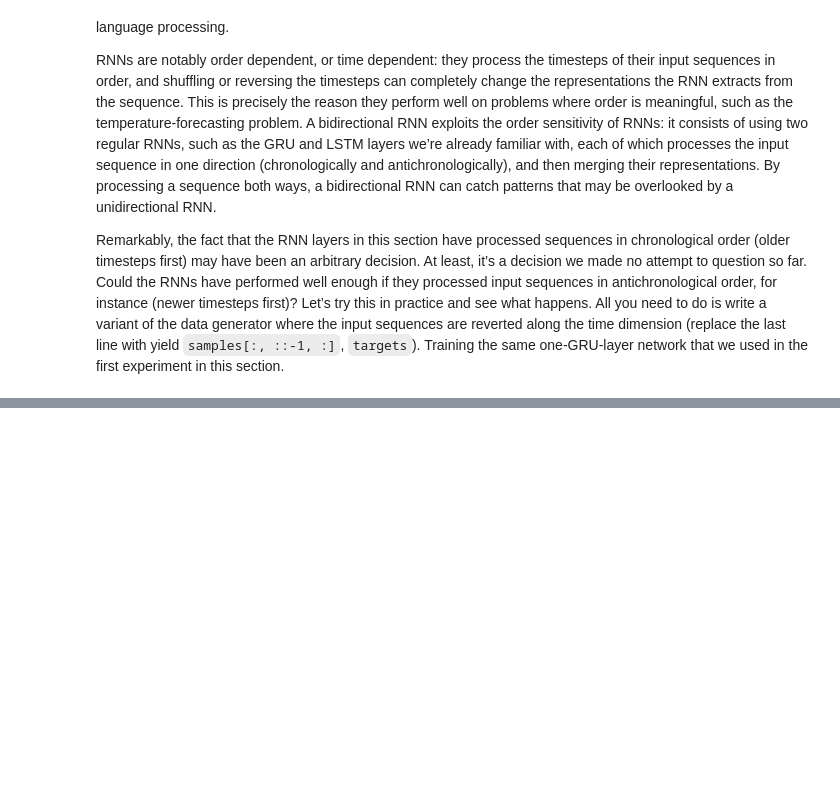
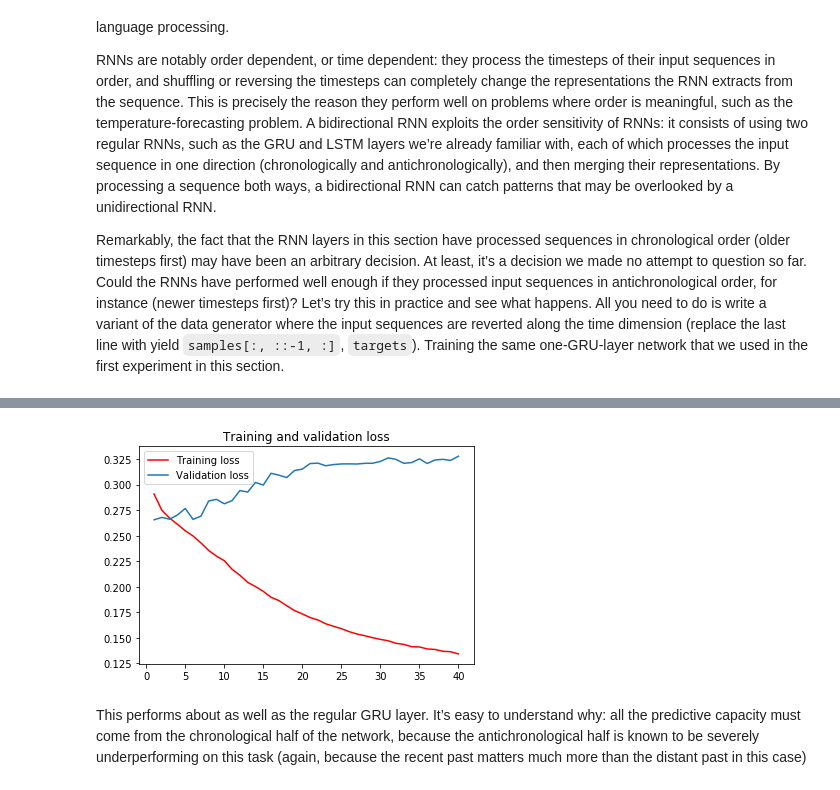
Before and after one commit to CrookedNoob/Keras_Projects, a Jupyter notebook: Advance_Use_of_Recurrent_Networks.ipynb, the cells around one changed output, grey strips where cells are left out. Cells and saved outputs as stored; diff of their text form; code cells hidden in the pictures; blank space fills up the shorter version.

```diff
--- a/Advance_Use_of_Recurrent_Networks.ipynb
+++ b/Advance_Use_of_Recurrent_Networks.ipynb
@@ -484,0 +638,9 @@ plt.show()
+# %%
+model=Sequential()
+model.add(layers.Bidirectional(layers.GRU(32), input_shape=(None, float_data.shape[-1])))
+model.add(layers.Dense(1))
+# %%
+model.compile(optimizer= RMSprop(), loss='mae')
+# %%
+history= model.fit_generator(train_gen, steps_per_epoch=500, epochs=40,
+                  validation_data=val_gen, validation_steps= val_steps)
@@ -484,0 +665,23 @@ plt.show()
+# %%
+import matplotlib.pyplot as plt
+%matplotlib inline
+history.history
+
+loss = history.history['loss']
+val_loss = history.history['val_loss']
+
+#acc = history.history['acc']
+#val_acc = history.history['val_acc']
+
+epochs = range(1, len(loss) + 1)
+
+plt.figure()
+plt.plot(epochs, loss, color='red', label='Training loss')
+plt.plot(epochs, val_loss, label='Validation loss')
+plt.title('Training and validation loss')
+plt.legend()
+plt.show()
+# %% [output]
+[figure, added]
+# %% [markdown]
+This performs about as well as the regular GRU layer. It’s easy to understand why: all the predictive capacity must come from the chronological half of the network, because the antichronological half is known to be severely underperforming on this task (again, because the recent past matters much more than the distant past in this case)
```
Also changed, not shown: parts of 27 cells of this notebook.
